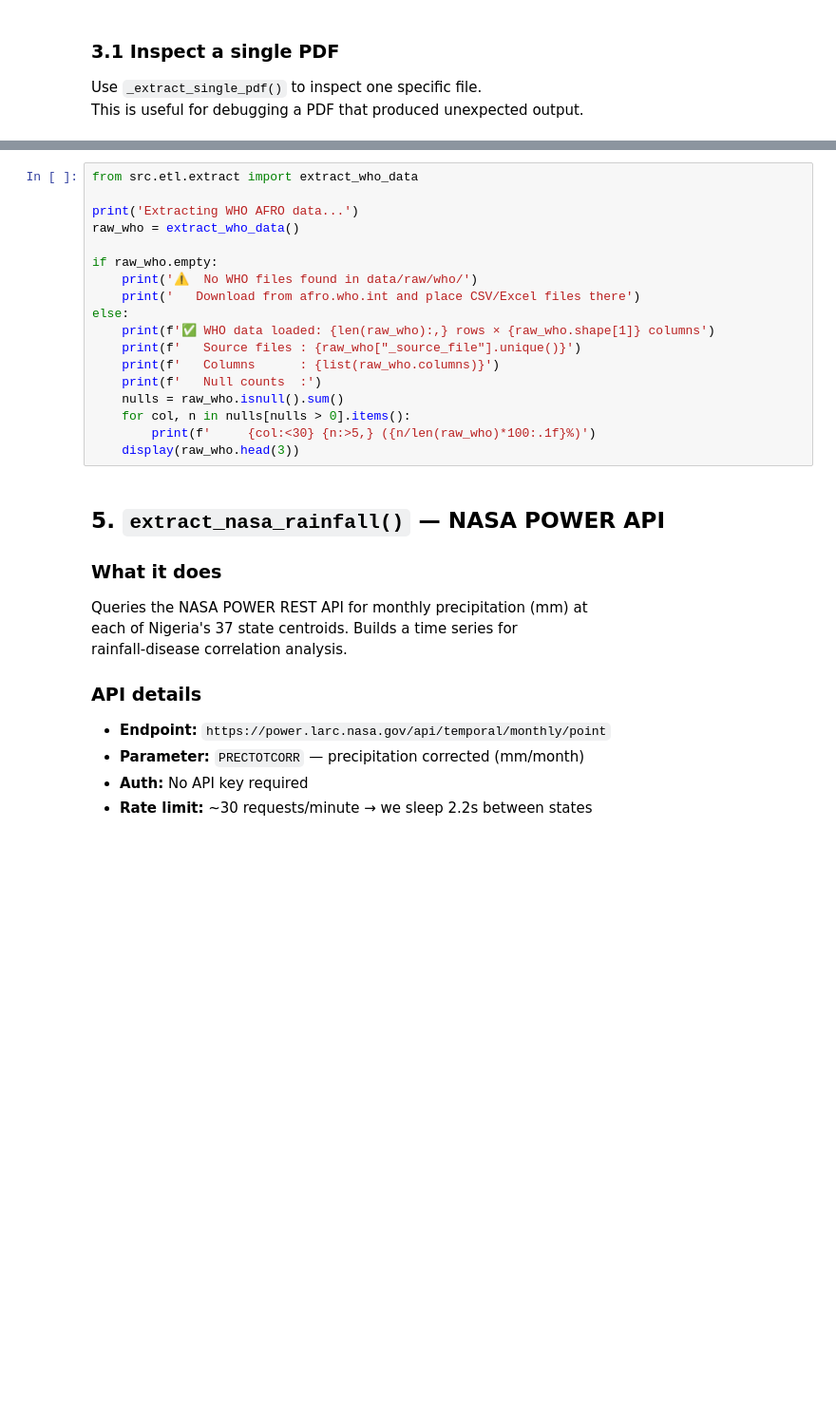
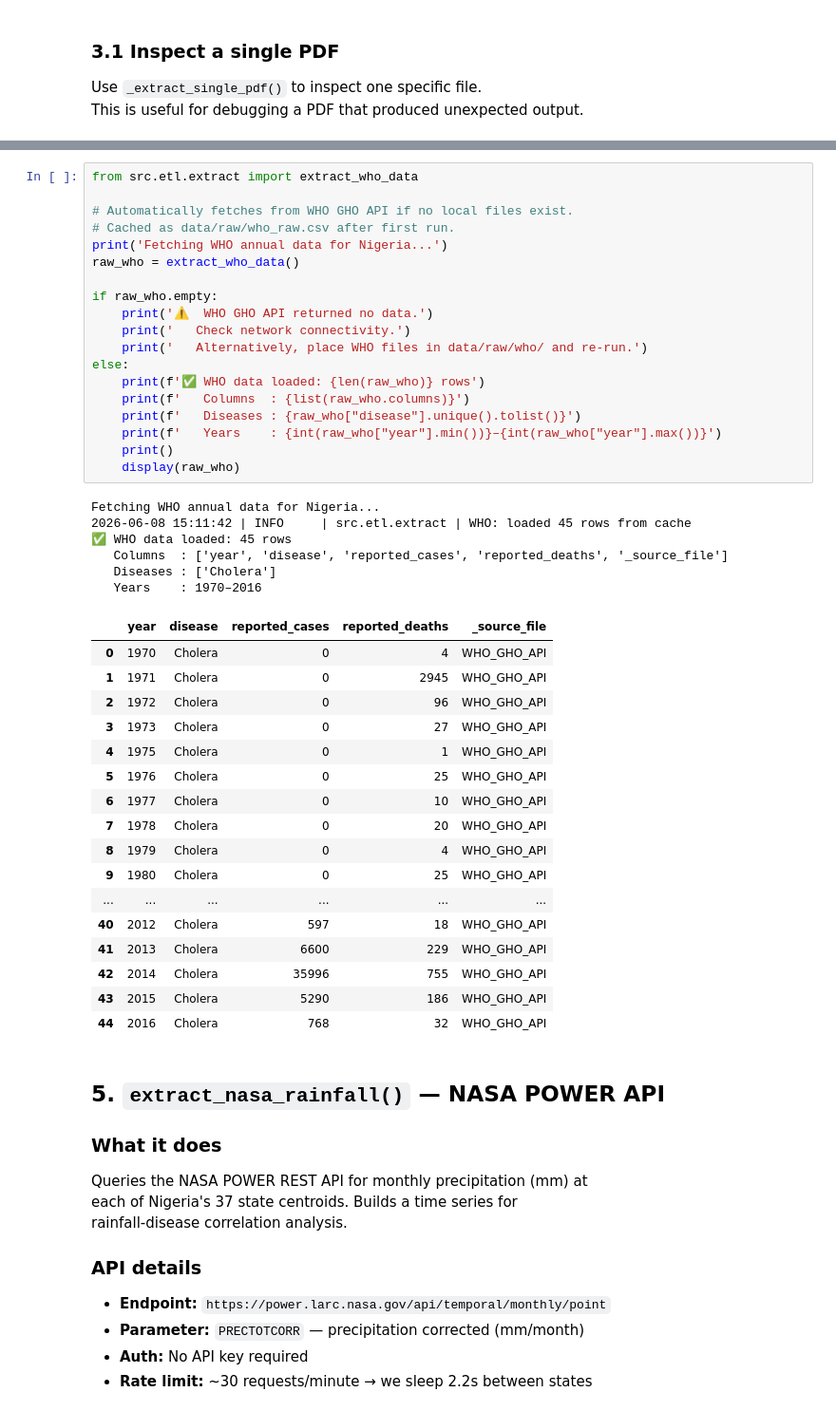
Before and after one commit to ayodeji07/nigeria-disease-surveillance, a Jupyter notebook: notebooks/00_extract_walkthrough.ipynb, the cells around one changed output, grey strips where cells are left out. Shown at 95% size. Cells and saved outputs as stored; diff of their text form; blank space fills up the shorter version.

```diff
--- a/notebooks/00_extract_walkthrough.ipynb
+++ b/notebooks/00_extract_walkthrough.ipynb
@@ -196,21 +283,46 @@ and place files in `data/raw/who/`
 # %%
 from src.etl.extract import extract_who_data
 
-print('Extracting WHO AFRO data...')
+# Automatically fetches from WHO GHO API if no local files exist.
+# Cached as data/raw/who_raw.csv after first run.
+print('Fetching WHO annual data for Nigeria...')
 raw_who = extract_who_data()
 
 if raw_who.empty:
-    print('⚠️  No WHO files found in data/raw/who/')
-    print('   Download from afro.who.int and place CSV/Excel files there')
+    print('⚠️  WHO GHO API returned no data.')
+    print('   Check network connectivity.')
+    print('   Alternatively, place WHO files in data/raw/who/ and re-run.')
 else:
-    print(f'✅ WHO data loaded: {len(raw_who):,} rows × {raw_who.shape[1]} columns')
-    print(f'   Source files : {raw_who["_source_file"].unique()}')
-    print(f'   Columns      : {list(raw_who.columns)}')
-    print(f'   Null counts  :')
-    nulls = raw_who.isnull().sum()
-    for col, n in nulls[nulls > 0].items():
-        print(f'     {col:<30} {n:>5,} ({n/len(raw_who)*100:.1f}%)')
-    display(raw_who.head(3))
+    print(f'✅ WHO data loaded: {len(raw_who)} rows')
+    print(f'   Columns  : {list(raw_who.columns)}')
+    print(f'   Diseases : {raw_who["disease"].unique().tolist()}')
+    print(f'   Years    : {int(raw_who["year"].min())}–{int(raw_who["year"].max())}')
+    print()
+    display(raw_who)
+# %% [output]
+Fetching WHO annual data for Nigeria...
+2026-06-08 15:11:42 | INFO     | src.etl.extract | WHO: loaded 45 rows from cache
+✅ WHO data loaded: 45 rows
+   Columns  : ['year', 'disease', 'reported_cases', 'reported_deaths', '_source_file']
+   Diseases : ['Cholera']
+   Years    : 1970–2016
+|  | year | disease | reported_cases | reported_deaths | _source_file |
+| 0 | 1970 | Cholera | 0 | 4 | WHO_GHO_API |
+| 1 | 1971 | Cholera | 0 | 2945 | WHO_GHO_API |
+| 2 | 1972 | Cholera | 0 | 96 | WHO_GHO_API |
+| 3 | 1973 | Cholera | 0 | 27 | WHO_GHO_API |
+| 4 | 1975 | Cholera | 0 | 1 | WHO_GHO_API |
+| 5 | 1976 | Cholera | 0 | 25 | WHO_GHO_API |
+| 6 | 1977 | Cholera | 0 | 10 | WHO_GHO_API |
+| 7 | 1978 | Cholera | 0 | 20 | WHO_GHO_API |
+| 8 | 1979 | Cholera | 0 | 4 | WHO_GHO_API |
+| 9 | 1980 | Cholera | 0 | 25 | WHO_GHO_API |
+| ... | ... | ... | ... | ... | ... |
+| 40 | 2012 | Cholera | 597 | 18 | WHO_GHO_API |
+| 41 | 2013 | Cholera | 6600 | 229 | WHO_GHO_API |
+| 42 | 2014 | Cholera | 35996 | 755 | WHO_GHO_API |
+| 43 | 2015 | Cholera | 5290 | 186 | WHO_GHO_API |
+| 44 | 2016 | Cholera | 768 | 32 | WHO_GHO_API |
 # %% [markdown]
 ## 5. `extract_nasa_rainfall()` — NASA POWER API
 
```
Also changed, not shown: parts of 14 cells of this notebook, 42 other files.
